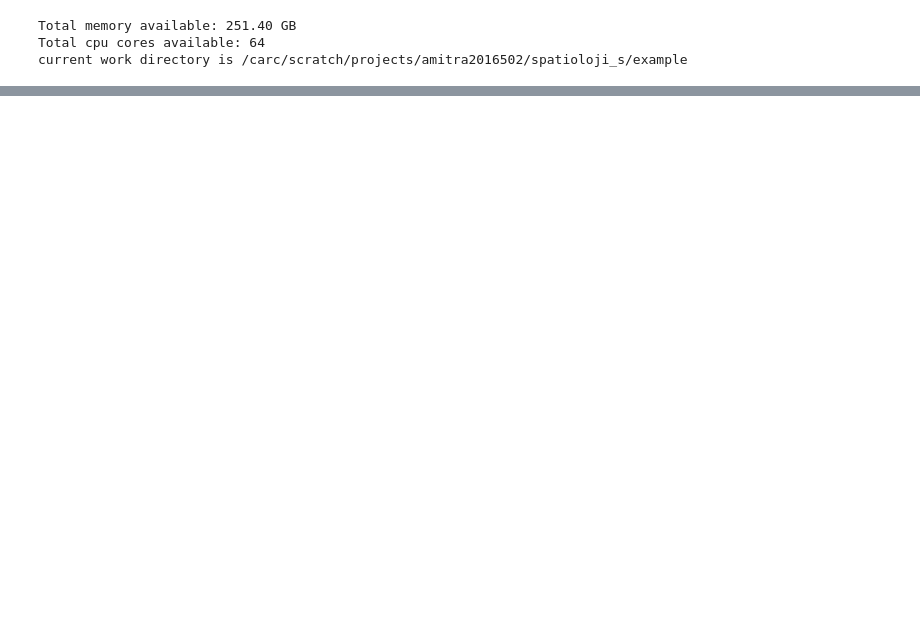
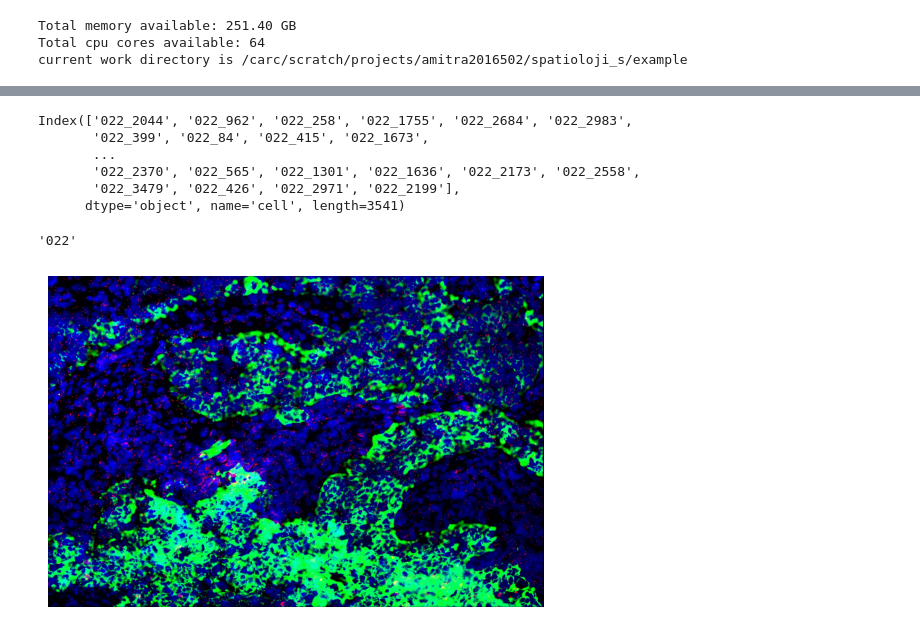
Before and after one commit to gynecoloji/spatioloji_s, a Jupyter notebook: example/basic.ipynb, the cells around one changed output, grey strips where cells are left out. Saved outputs shown, nothing was run; the diff lists cells and outputs as text; code cells hidden in the pictures; blank space fills up the shorter version.

```diff
--- a/example/basic.ipynb
+++ b/example/basic.ipynb
@@ -104,5 +165,0 @@ expr_matrix
-# %%
-# Filter to keep only cells that exist in both expression and metadata
-common_cells = expr_matrix.index.intersection(cell_metadata.index)
-expr_matrix = expr_matrix.loc[common_cells]
-cell_metadata = cell_metadata.loc[common_cells]
@@ -152,0 +193,9 @@ os.listdir("../../CosMx/OV/CellComposite")
+# %%
+spatial_coords = cell_metadata[['CenterX_local_px', 'CenterY_local_px', 'CenterX_global_px', 'CenterY_global_px']]
+spatial_coords = spatial_coords.rename(columns={
+    'CenterX_local_px':  'x_local_px',
+    'CenterY_local_px':  'y_local_px',
+    'CenterX_global_px': 'x_global_px',
+    'CenterY_global_px': 'y_global_px',
+})
+spatial_coords
@@ -152,0 +217,11 @@ os.listdir("../../CosMx/OV/CellComposite")
+# %%
+sp = sj.data.spatioloji(expression = expr_matrix,
+                        cell_ids = common_cells,
+                        gene_names = expr_matrix.columns.tolist(),
+                        cell_metadata = cell_metadata,
+                        spatial_coords = spatial_coords,
+                        polygons = polygon_file,
+                        fov_positions = fov_positions,
+                        images_folder = image_dir,
+                        image_extensions = ["jpg"],
+                        image_cache_size = 20)
@@ -152,0 +346,25 @@ os.listdir("../../CosMx/OV/CellComposite")
+# %%
+cells_in_fov = sp.get_cells_in_fov('022')
+cells_in_fov
+# %% [output]
+Index(['022_2044', '022_962', '022_258', '022_1755', '022_2684', '022_2983',
+       '022_399', '022_84', '022_415', '022_1673',
+       ...
+       '022_2370', '022_565', '022_1301', '022_1636', '022_2173', '022_2558',
+       '022_3479', '022_426', '022_2971', '022_2199'],
+      dtype='object', name='cell', length=3541)
+# %%
+fov_id = sp.get_fov_for_cell('022_2332')
+fov_id
+# %% [output]
+'022'
+# %%
+img = sp.get_image('022')
+if img.ndim == 3:
+    img = cv2.cvtColor(img, cv2.COLOR_BGR2RGB)
+
+plt.imshow(img)
+plt.axis("off")
+plt.show()
+# %% [output]
+[figure, added]
```
Also changed, not shown: parts of 37 cells of this notebook, 34 other files.
